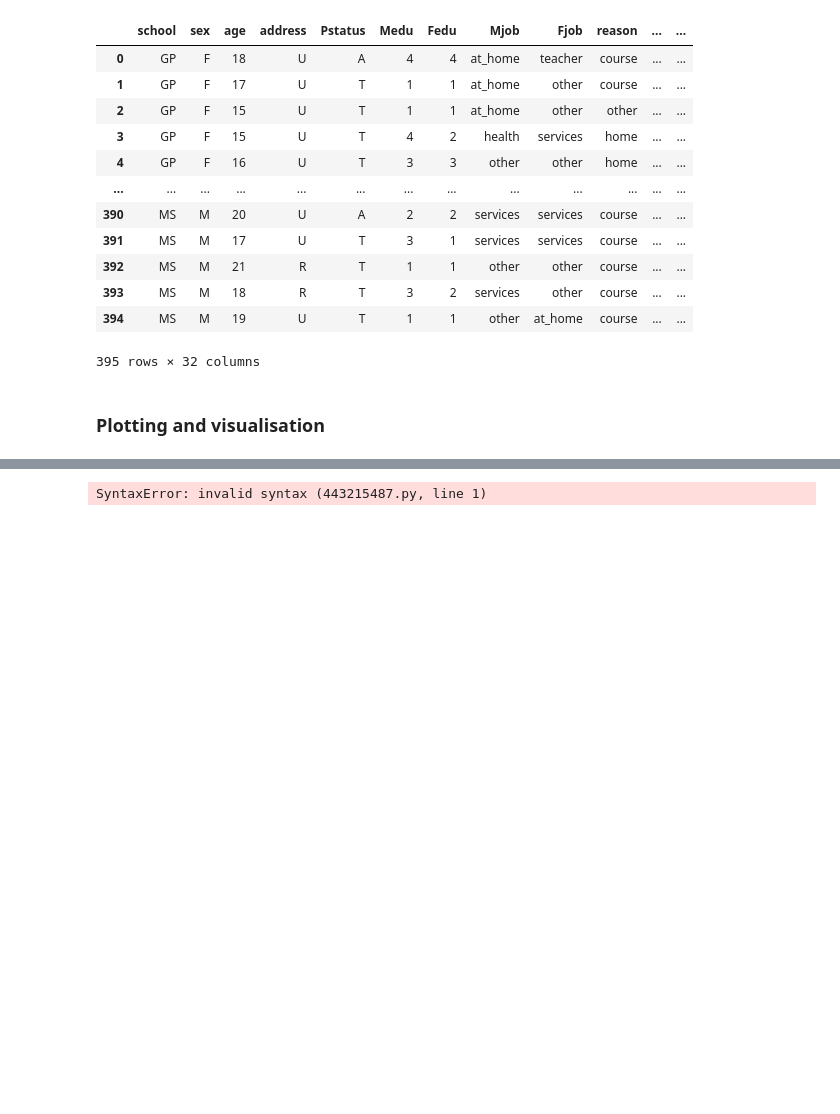
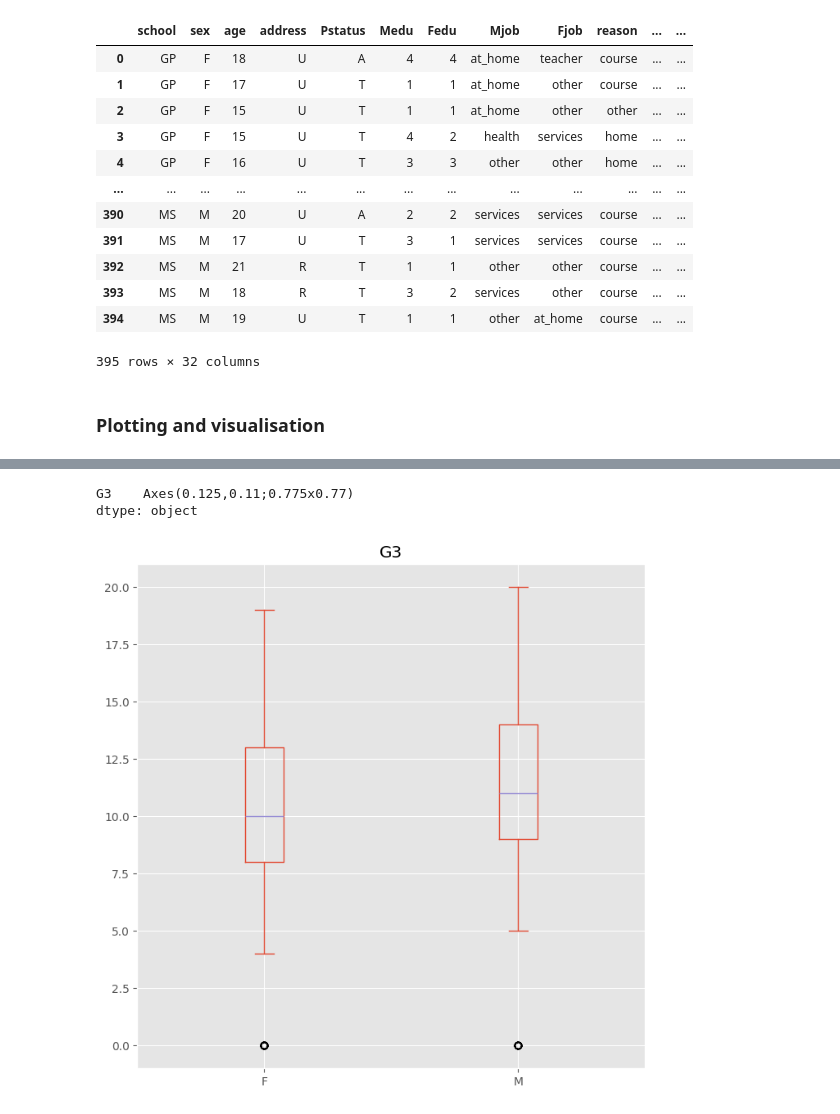
Before and after one commit to WiMLDS-Ghana/MathsBootCamp24, a Jupyter notebook: Python_codes/Week_3_python_codes_optimization.ipynb, the cells around one changed output, grey strips where cells are left out. Drawn from its saved outputs; the diff is of its cells as text; code cells hidden in the pictures; blank space fills up the shorter version.

```diff
--- a/Python_codes/Week_3_python_codes_optimization.ipynb
+++ b/Python_codes/Week_3_python_codes_optimization.ipynb
@@ -217,7 +217,7 @@ We will be working with the mat one.
 # %%
 #Importation of a DataFrame (as csv file)
 
-df= pd.read_csv('student_mat.csv', delimiter = ';')
+df= pd.read_csv('../Datasets/student_mat.csv', delimiter = ';')
 # %%
 DF = df.copy()
 # %% [markdown]
@@ -368,8 +368,10 @@ df.plot.scatter('G2', 'G3', figsize=(8,8))
 [figure]
 # %%
-df.plot.box(column=['G3'], by='sex', ,figsize=(8,8))
+df.plot.box(column=['G3'], by='sex', figsize=(8,8))
 # %% [output]
-SyntaxError: invalid syntax (443215487.py, line 1)
+G3    Axes(0.125,0.11;0.775x0.77)
+dtype: object
+[figure, added]
 # %% [markdown]
 ---
 # Congrats! That's it for this tutorial.
```
Also changed, not shown: parts of 10 cells of this notebook, 12 other files.
